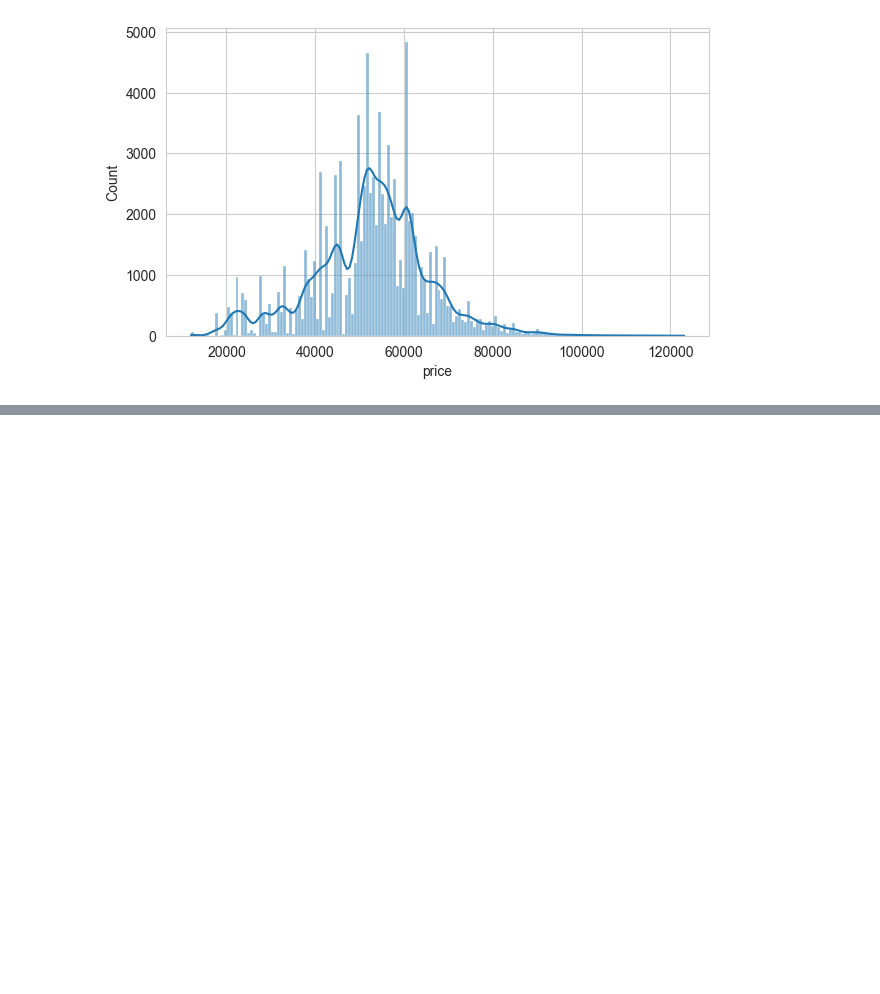
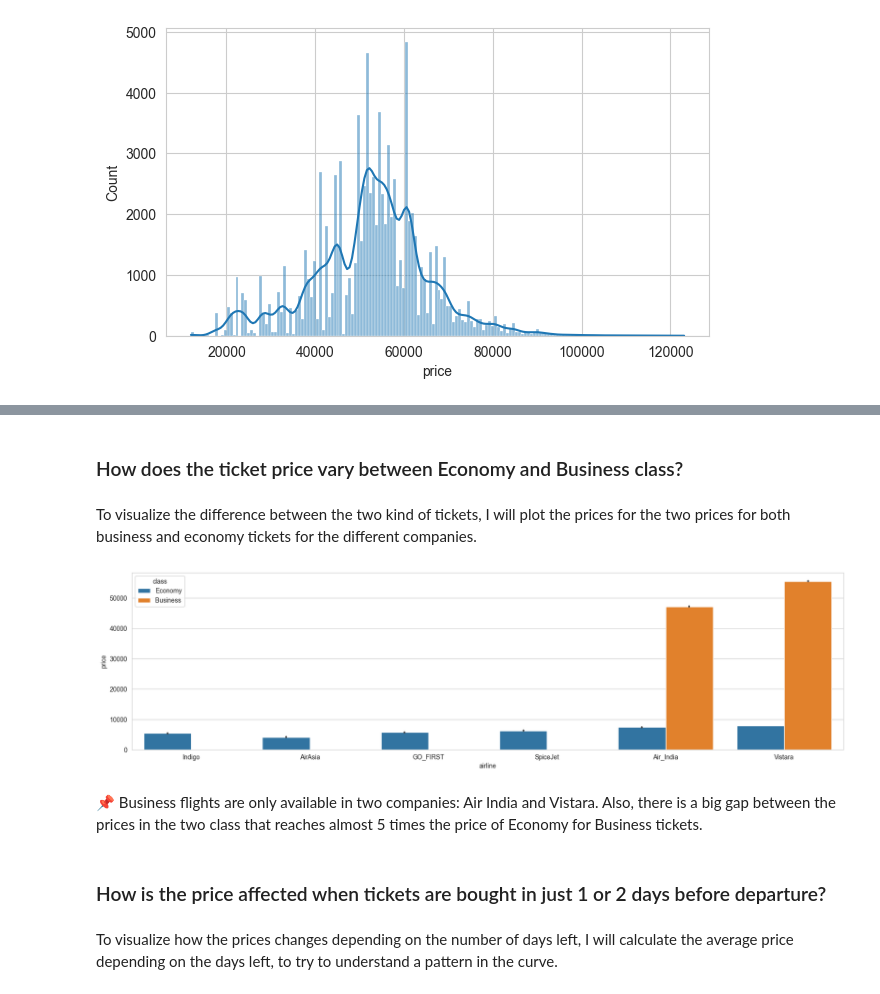
Before and after one commit to abubinfahd/mlops, a Jupyter notebook: airline_eda.ipynb, the cells around one changed output, grey strips where cells are left out. Cells and saved outputs as stored; diff of their text form; code cells hidden in the pictures; blank space fills up the shorter version.

```diff
--- a/airline_eda.ipynb
+++ b/airline_eda.ipynb
@@ -91,0 +127,18 @@ plt.show()
+# %% [markdown]
+### How does the ticket price vary between Economy and Business class?
+# %% [markdown]
+To visualize the difference between the two kind of tickets, I will plot the prices for the two prices for both business and economy tickets for the different companies.
+# %%
+plt.figure(figsize=(20, 5))
+sns.barplot(x='airline', y='price', hue="class",
+            data=df.sort_values("price")
+            )
+plt.show()
+# %% [output]
+[figure, added]
+# %% [markdown]
+📌 Business flights are only available in two companies: Air India and Vistara. Also, there is a big gap between the prices in the two class that reaches almost 5 times the price of Economy for Business tickets.
+# %% [markdown]
+### How is the price affected when tickets are bought in just 1 or 2 days before departure?
+# %% [markdown]
+To visualize how the prices changes depending on the number of days left, I will calculate the average price depending on the days left, to try to understand a pattern in the curve.
```
Also changed, not shown: parts of 10 cells of this notebook.
